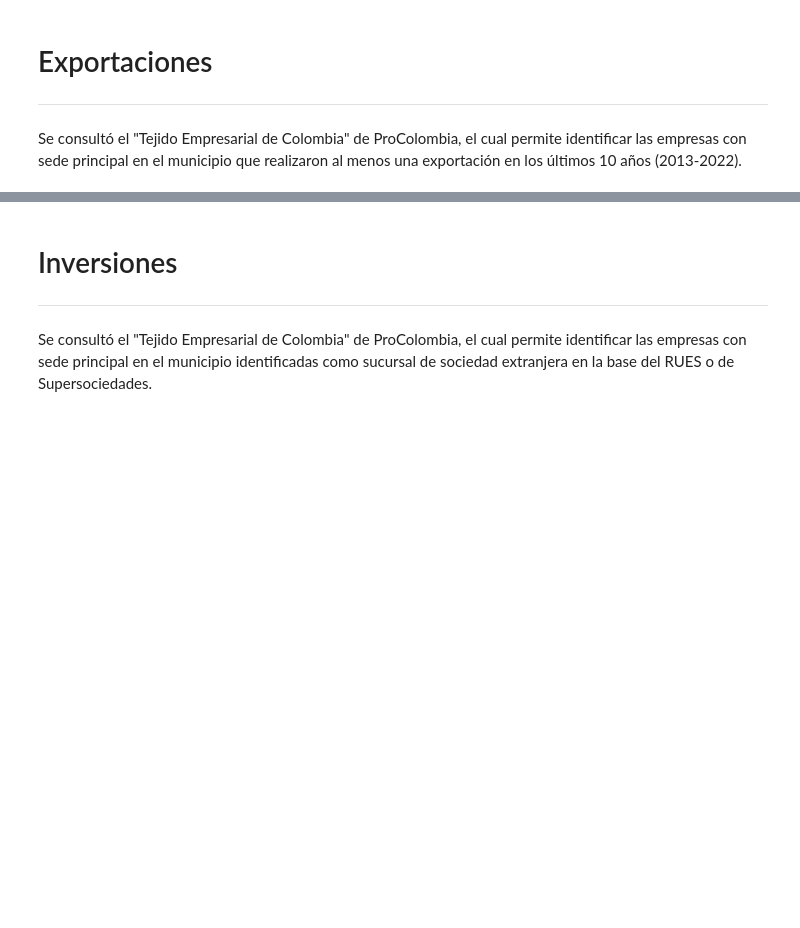
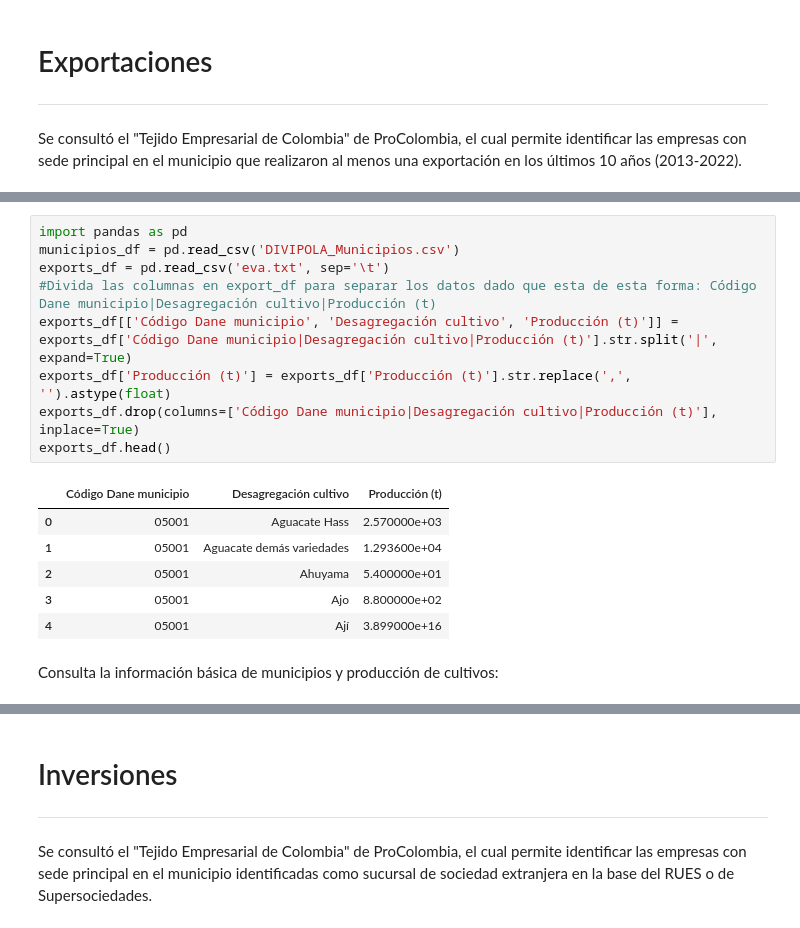
Before and after one commit to maxparra-architecture/inesdi-tfm-grupo6, a Jupyter notebook: EDA.ipynb, the cells around one changed output, grey strips where cells are left out. Saved outputs shown, nothing was run; the diff lists cells and outputs as text; blank space fills up the shorter version.

```diff
--- a/EDA.ipynb
+++ b/EDA.ipynb
@@ -385,0 +390,18 @@ Se consultó el "Tejido Empresarial de Colombia" de ProColombia, el cual permite
+# %%
+import pandas as pd
+municipios_df = pd.read_csv('DIVIPOLA_Municipios.csv')
+exports_df = pd.read_csv('eva.txt', sep='\t')
+#Divida las columnas en export_df para separar los datos dado que esta de esta forma: Código Dane municipio|Desagregación cultivo|Producción (t)
+exports_df[['Código Dane municipio', 'Desagregación cultivo', 'Producción (t)']] = exports_df['Código Dane municipio|Desagregación cultivo|Producción (t)'].str.split('|', expand=True)
+exports_df['Producción (t)'] = exports_df['Producción (t)'].str.replace(',', '').astype(float)
+exports_df.drop(columns=['Código Dane municipio|Desagregación cultivo|Producción (t)'], inplace=True)
+exports_df.head()
+# %% [output]
+|  | Código Dane municipio | Desagregación cultivo | Producción (t) |
+| 0 | 05001 | Aguacate Hass | 2.570000e+03 |
+| 1 | 05001 | Aguacate demás variedades | 1.293600e+04 |
+| 2 | 05001 | Ahuyama | 5.400000e+01 |
+| 3 | 05001 | Ajo | 8.800000e+02 |
+| 4 | 05001 | Ají | 3.899000e+16 |
+# %% [markdown]
+Consulta la información básica de municipios y producción de cultivos:
```
Also changed, not shown: parts of 13 cells of this notebook.
